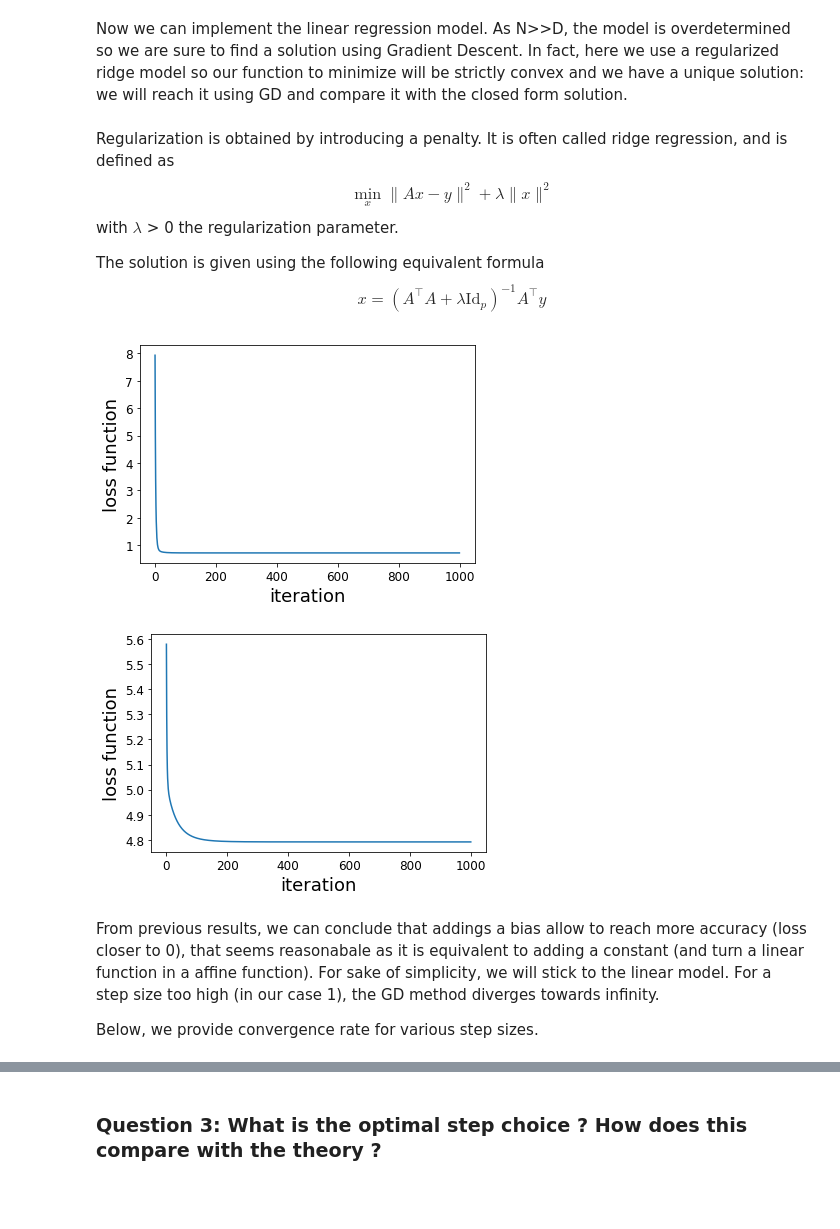
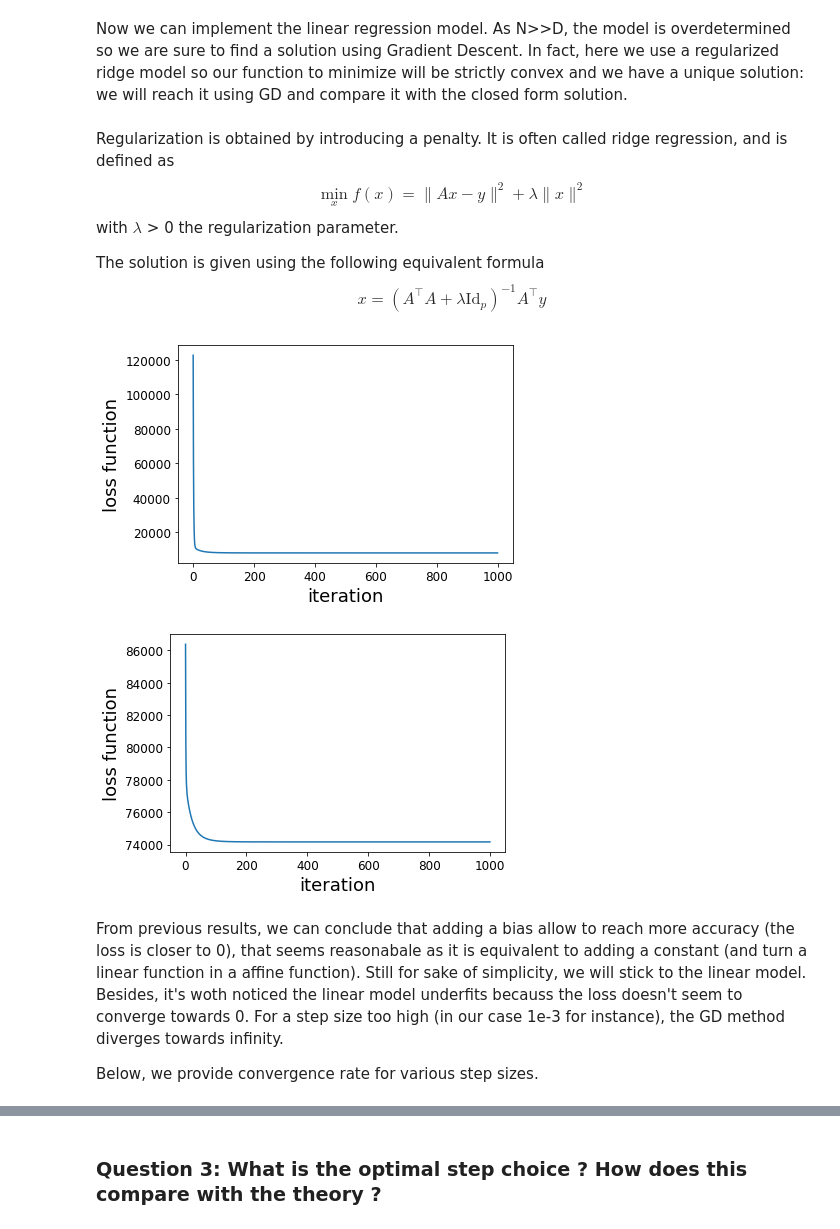
Before and after one commit to kunschg/Optimization-for-ML-, a Jupyter notebook: Part1-gradient-descent.ipynb, the cells around one changed output, grey strips where cells are left out. Saved outputs shown, nothing was run; the diff lists cells and outputs as text; code cells hidden in the pictures; blank space fills up the shorter version.

```diff
--- a/Part1-gradient-descent.ipynb
+++ b/Part1-gradient-descent.ipynb
@@ -87,3 +92,5 @@ Now let's switch to numpy for our numerical analysis.
 dataset = sklearn.datasets.fetch_california_housing(data_home=None, download_if_missing=True, return_X_y=False, as_frame=False)
 A = dataset['data']
 Y = dataset['target']
+A_shuffled, Y_shuffled = unison_shuffled_copies(A, Y)
+A_train, Y_train, A_test, Y_test = get_train_test_datasets(A_shuffled, Y_shuffled,TRAINING_RATIO)
@@ -100,24 +97,6 @@ A_shuffled, Y_shuffled = unison_shuffled_copies(A, Y)
-# %%
-TRAINING_RATIO = 0.75
-
-N = len(Y_shuffled) #numbers of rows
-D = len(A_shuffled[0,:]) #number of features
-N_TRAIN = int(TRAINING_RATIO*N) # number of rows in the training set
-N_TEST = N - N_TRAIN # number of rows in the test set
-
-A_train = A_shuffled[:N_TRAIN,:]
-Y_train = Y_shuffled[:N_TRAIN]
-
-A_test = A_shuffled[N_TRAIN:,:]
-Y_test = Y_shuffled[N_TRAIN:]
-
-#we will normalize our data as well to better performance (less anisotropy, so the Gradient descent sould be faster)
-mean = A_train.mean(axis=0)
-std = A_train.std(axis=0)
-A_train = (A_train-mean)/std
 # %% [markdown]
 Now we can implement the linear regression model. As N>>D, the model is overdetermined so we are sure to find a solution using Gradient Descent. In fact, here we use a regularized ridge model so our function to minimize will be strictly convex and we have a unique solution: we will reach it using GD and compare it with the closed form solution.
 # %% [markdown]
-Regularization is obtained by introducing a penalty. It is often called ridge regression, and is defined as $$ \min_{x} \lVert Ax-y \rVert  ^2+\lambda \lVert x \rVert^2$$ with $\lambda$ > 0 the regularization parameter.
+Regularization is obtained by introducing a penalty. It is often called ridge regression, and is defined as $$ \min_{x} f(x) = \lVert Ax-y \rVert  ^2+\lambda \lVert x \rVert^2$$ with $\lambda$ > 0 the regularization parameter.
 
 The solution is given using the following equivalent formula $$ x = (A^\top A + \lambda \text{Id}_p )^{-1} A^\top y $$
@@ -167,20 +103,25 @@ def gradient_descent(nb_of_iterations, step_size, ridge_parameter, add_bias):
 # %%
-iteration, loss_function_array = gradient_descent(nb_of_iterations = 1000, step_size = 0.1,ridge_parameter = 0.2, add_bias= True)
+nb_of_iterations = 1000
+step_size = 1e-5
+ridge_parameter = 0.2
+
+iteration, loss_function_array = gradient_descent(A_train, Y_train, nb_of_iterations, step_size, ridge_parameter, add_bias = True)
 plt.plot(iteration, loss_function_array)
 plt.xlabel("iteration", rotation=0, fontsize=18)
 plt.ylabel("loss function", rotation=90, fontsize=18)
 plt.show()
 
-iteration, loss_function_array = gradient_descent(nb_of_iterations = 1000, step_size = 0.1,ridge_parameter = 0.2, add_bias= False)
+iteration, loss_function_array = gradient_descent(A_train, Y_train, nb_of_iterations, step_size, ridge_parameter, add_bias = False)
 plt.plot(iteration, loss_function_array)
 plt.xlabel("iteration", rotation=0, fontsize=18)
 plt.ylabel("loss function", rotation=90, fontsize=18)
 plt.show()
 # %% [output]
-[figure, old version]
+[figure, new version]
-[figure, old version]
+[figure, new version]
 # %% [markdown]
-From previous results, we can conclude that addings a bias allow to reach more accuracy (loss closer to 0), that seems reasonabale as it is equivalent to adding a constant (and turn a linear function in a affine function). For sake of simplicity, we will stick to the linear model.
-For a step size too high (in our case 1), the GD method diverges towards infinity.
+From previous results, we can conclude that adding a bias allow to reach more accuracy (the loss is closer to 0), that seems reasonabale as it is equivalent to adding a constant (and turn a linear function in a affine function). Still for sake of simplicity, we will stick to the linear model.
+Besides, it's woth noticed the linear model underfits becauss the loss doesn't seem to converge towards 0.
+For a step size too high (in our case 1e-3 for instance), the GD method diverges towards infinity.
 
 Below, we provide convergence rate for various step sizes.
```
Also changed, not shown: parts of 14 cells of this notebook, 2 other files.
